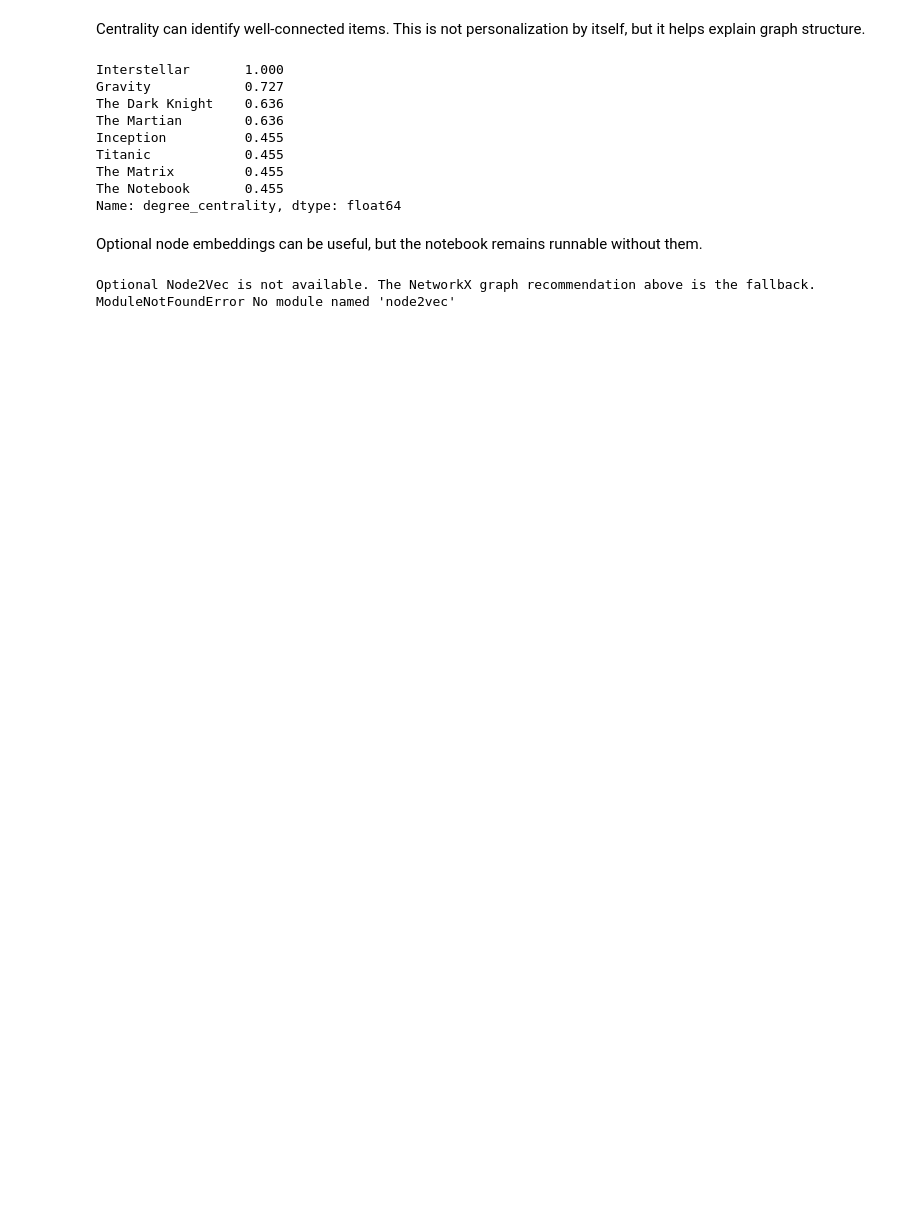
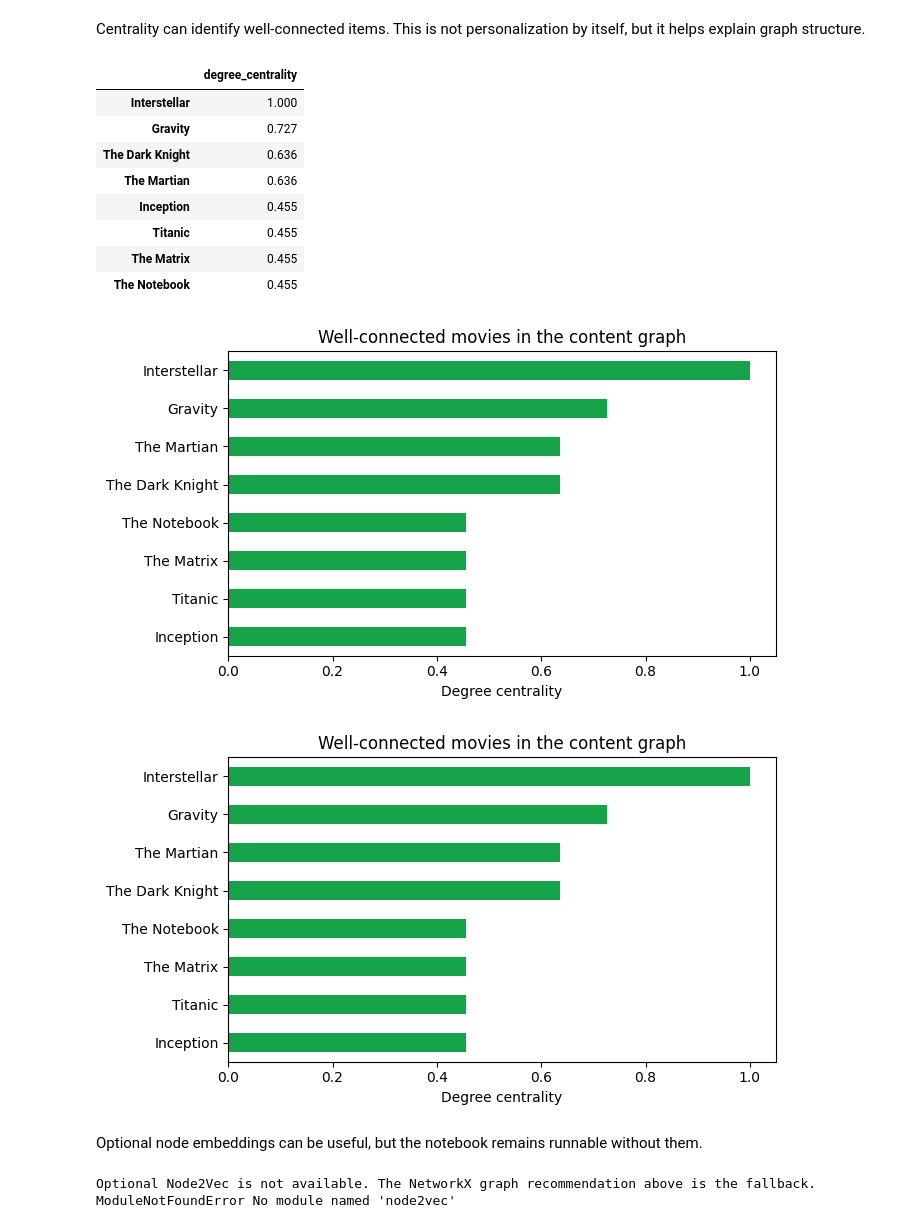
Before and after one commit to MehrdadJalali-AI/RecommenderSystems, a Jupyter notebook: chapter_02_content_based/06_graph_based_content_recommender.ipynb, the cells around one changed output. Saved outputs shown, nothing was run; the diff lists cells and outputs as text; code cells hidden in the pictures; blank space fills up the shorter version.

```diff
--- a/chapter_02_content_based/06_graph_based_content_recommender.ipynb
+++ b/chapter_02_content_based/06_graph_based_content_recommender.ipynb
@@ -117,19 +159,29 @@ graph_recommend("Interstellar")
 # %% [markdown]
 Centrality can identify well-connected items. This is not personalization by itself, but it helps explain graph structure.
 # %%
-# Teaching note: Try optional Node2Vec embeddings; fall back to graph-neighbor scores if unavailable.
+# Teaching note: Centrality highlights movies that connect many parts of the graph.
 centrality = pd.Series(nx.degree_centrality(G), name="degree_centrality").sort_values(ascending=False)
-centrality.head(8).round(3)
+centrality_table = centrality.head(8).round(3).to_frame()
+display(centrality_table)
+
+fig, ax = plt.subplots(figsize=(7, 4))
+centrality_table.sort_values("degree_centrality").plot(kind="barh", legend=False, ax=ax, color="#16a34a")
+ax.set_xlabel("Degree centrality")
+ax.set_title("Well-connected movies in the content graph")
+plt.tight_layout()
+fig
 # %% [output]
-Interstellar       1.000
-Gravity            0.727
-The Dark Knight    0.636
-The Martian        0.636
-Inception          0.455
-Titanic            0.455
-The Matrix         0.455
-The Notebook       0.455
-Name: degree_centrality, dtype: float64
+|  | degree_centrality |
+| Interstellar | 1.000 |
+| Gravity | 0.727 |
+| The Dark Knight | 0.636 |
+| The Martian | 0.636 |
+| Inception | 0.455 |
+| Titanic | 0.455 |
+| The Matrix | 0.455 |
+| The Notebook | 0.455 |
+[figure, added]
+[figure, added]
 # %% [markdown]
 Optional node embeddings can be useful, but the notebook remains runnable without them.
 # %%
```
Also changed, not shown: parts of 3 cells of this notebook, 5 other files.
